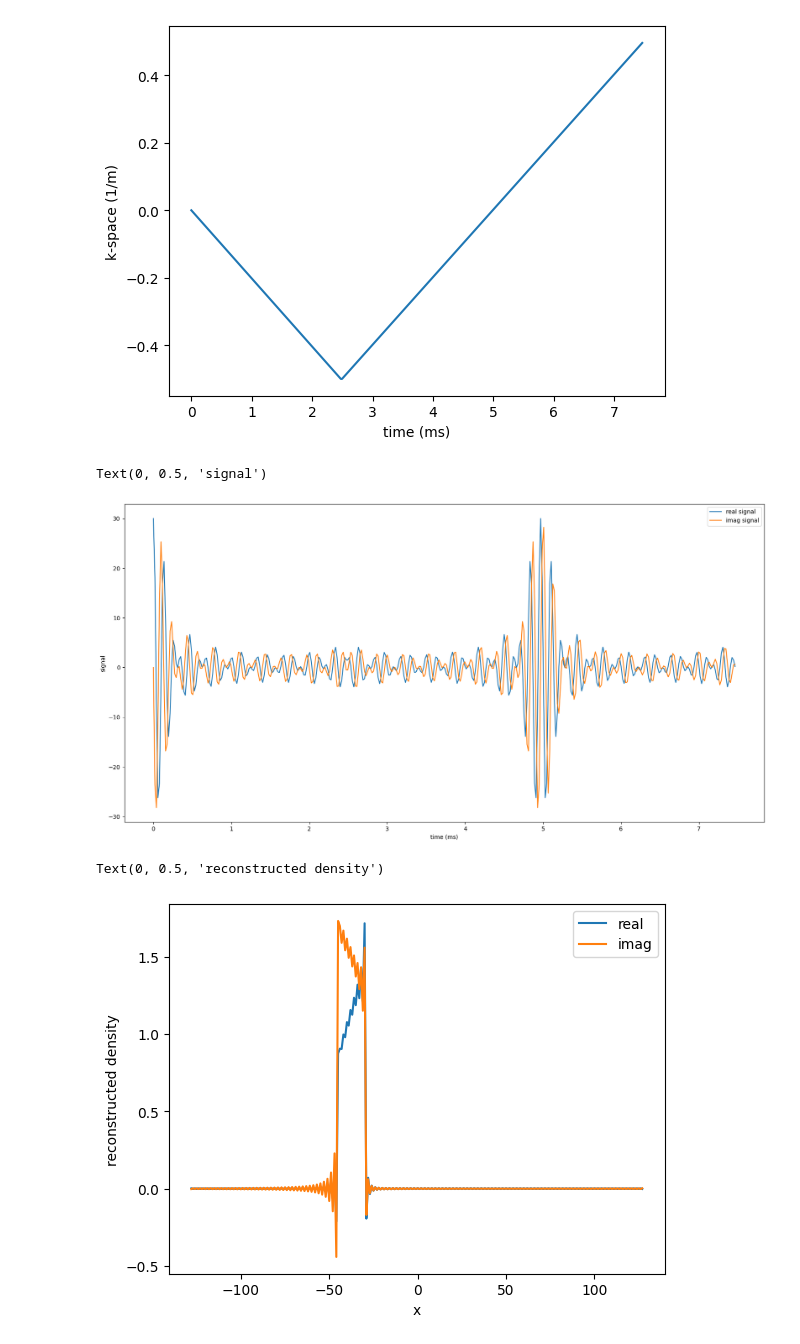
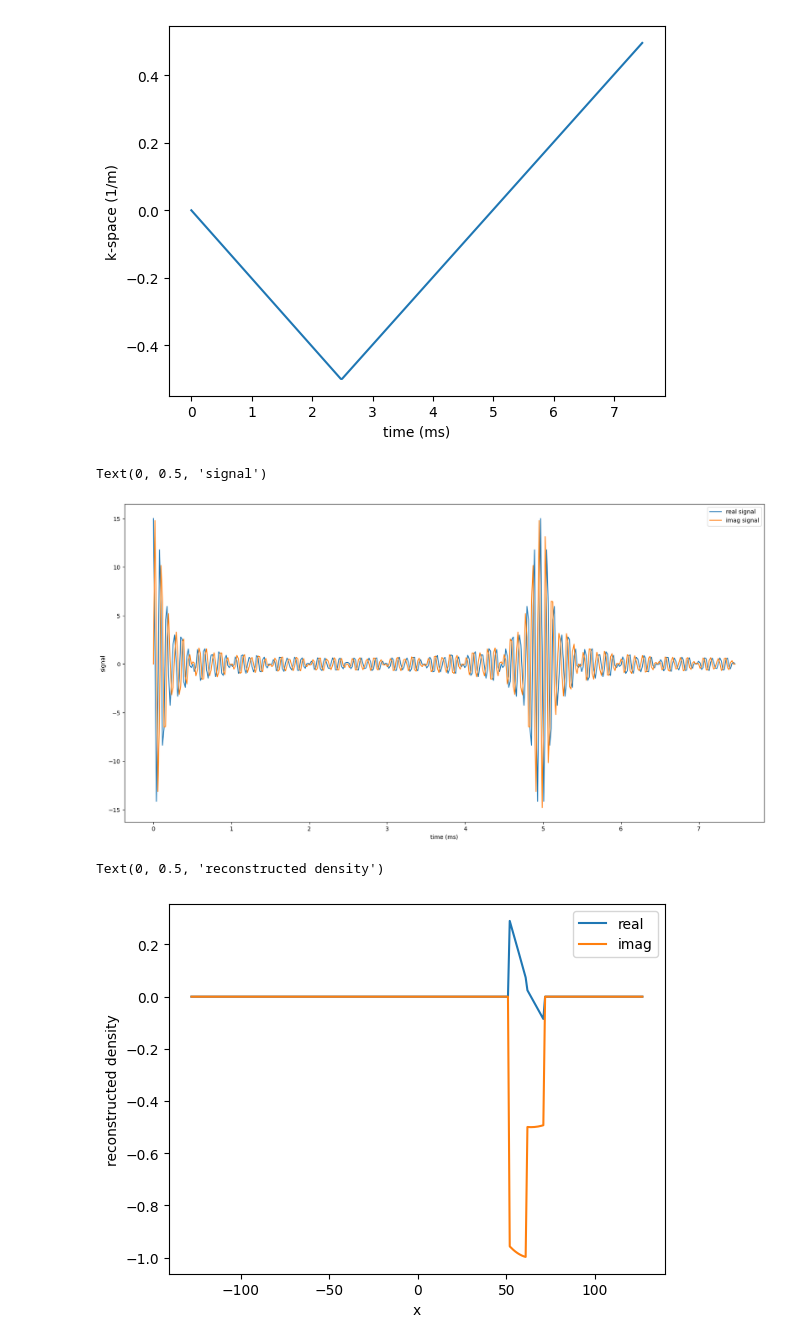
Before and after one commit to chongfengling/MRI-pulse-sequence-optimization, a Jupyter notebook: src/tmp.ipynb, the cells around one changed output. Cells and saved outputs as stored; diff of their text form; code cells hidden in the pictures.

```diff
--- a/src/tmp.ipynb
+++ b/src/tmp.ipynb
@@ -29,9 +29,9 @@ t_max = 3 * tau - delta_t # rephasing process is 2 times longer than dephasing p
 t_axis = np.linspace(0, t_max, int(N * 1.5))
 # %%
 density = np.zeros(len(x_axis))
-density[100:110] = 3
-# density[0:100] = 3
-# density[200] = 1
+density[180:190] = 1
+density[190:200] = 0.5
+
 plt.plot(x_axis, density, '-', label='true density')
 plt.legend()
 plt.xlabel('x')
@@ -46,7 +46,7 @@ vec_spins[1, :] = 1
 
 # dephasing
 # Gx on between t1 and t2 (T_s / 2)
-w_G = w_grad(w_0=0, G_value=Gx, gamma=gamma_bar * 1e-2, pos=x_axis, dim=1)
+w_G = w_grad(w_0=0, G_value=Gx, gamma=gamma * 1e-3, pos=x_axis, dim=1)
 G_traj_1 = np.ones((int(N/2), 1)) * Gx
 res_1 = multiple_FID(vec_spins, m0, 0, w_G, 1, 1e10, tau, int(N/2), 'z')
 
@@ -61,7 +61,7 @@ real_part_1, imag_part_1 = store[1], store[0]
 # rephasing
 
 # -Gx on between t2 and t3 (T_s)
-w_G = w_grad(w_0=0, G_value=-Gx, gamma=gamma_bar * 1e-2, pos=x_axis, dim=1)
+w_G = w_grad(w_0=0, G_value=-Gx, gamma=gamma * 1e-3, pos=x_axis, dim=1)
 G_traj_2 = np.ones((N, 1)) * -Gx
 res_2 = multiple_FID(res_1[:,-1,:], m0, 0, w_G, 1, 1e10, tau*2, N, 'z')
 
@@ -104,18 +104,18 @@ plt.xlabel('time (ms)')
 plt.ylabel('signal')
 # %% [output]
 Text(0, 0.5, 'signal')
-[figure, old version]
+[figure, new version]
 # %%
-adc_signal = real_part_2 + 1j * imag_part_2
+adc_signal = real_part_2 * 1 + 1j * imag_part_2
 
 re_density = np.fft.fftshift(np.fft.ifft(np.fft.fftshift(adc_signal)))
 plt.plot(x_axis, np.real(re_density), label='real')
 plt.plot(x_axis, np.imag(re_density), label='imag')
 plt.legend()
 plt.xlabel('x')
 plt.ylabel('reconstructed density')
 # %% [output]
 Text(0, 0.5, 'reconstructed density')
-[figure, old version]
+[figure, new version]
 # %%
 plt.plot(x_axis, np.abs(re_density), label='reconstruction')
```
Also changed, not shown: parts of 2 cells of this notebook.
